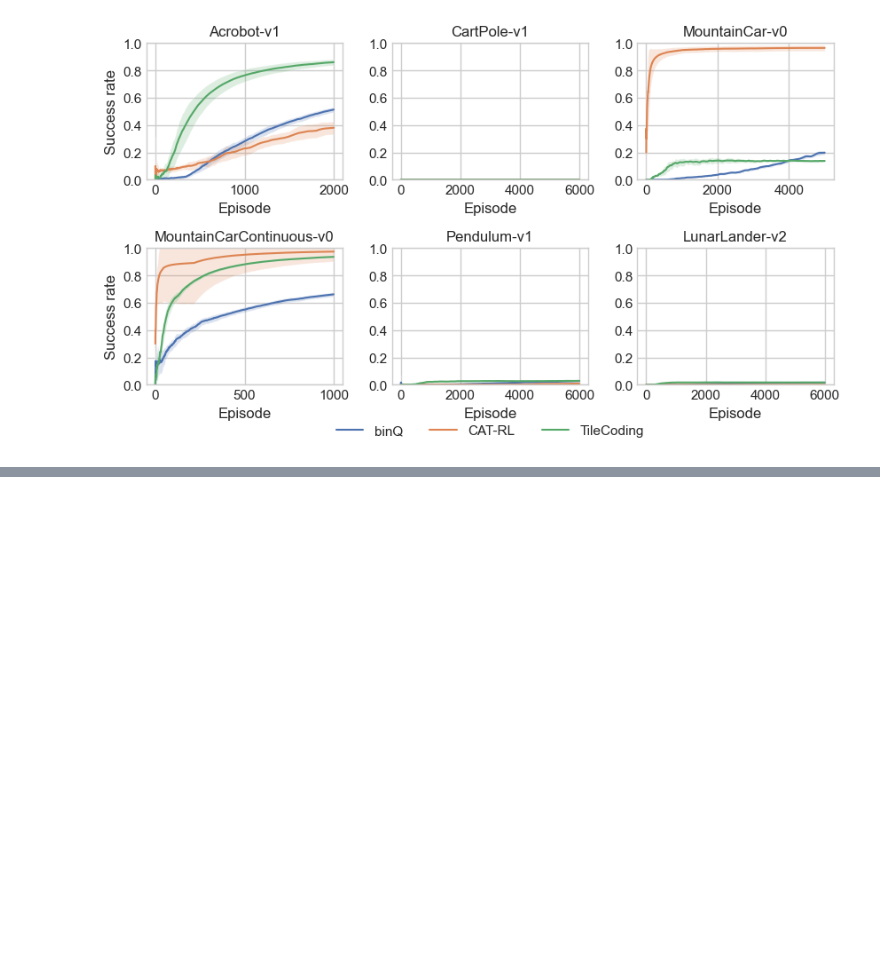
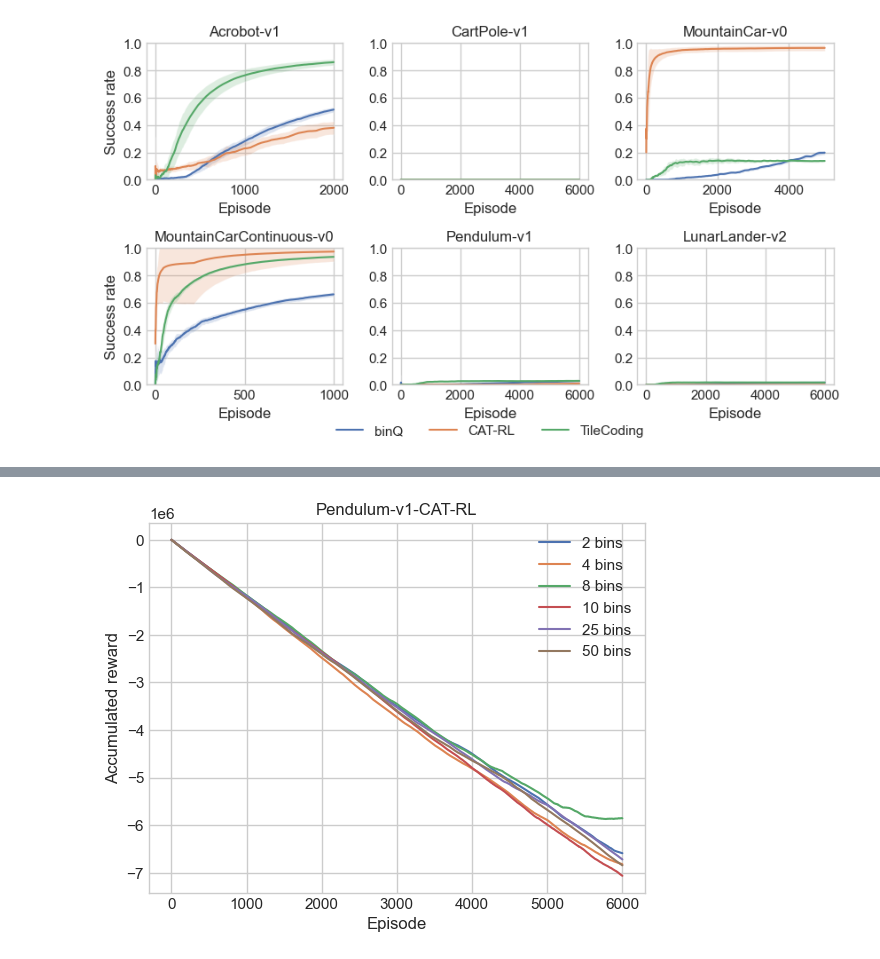
Before and after one commit to borchand/Bachelor-Project, a Jupyter notebook: plots.ipynb, the cells around one changed output, grey strips where cells are left out. Cells and saved outputs as stored; diff of their text form; code cells hidden in the pictures; blank space fills up the shorter version.

```diff
--- a/plots.ipynb
+++ b/plots.ipynb
@@ -114,0 +175,4 @@ create_plot_grid(methods, envs, seeds, "success rate")
+# %%
+plot_k_bins(methods[1], envs[1], bins, "accumulated reward")
+# %% [output]
+[figure, added]
```
Also changed, not shown: parts of 9 cells of this notebook.
